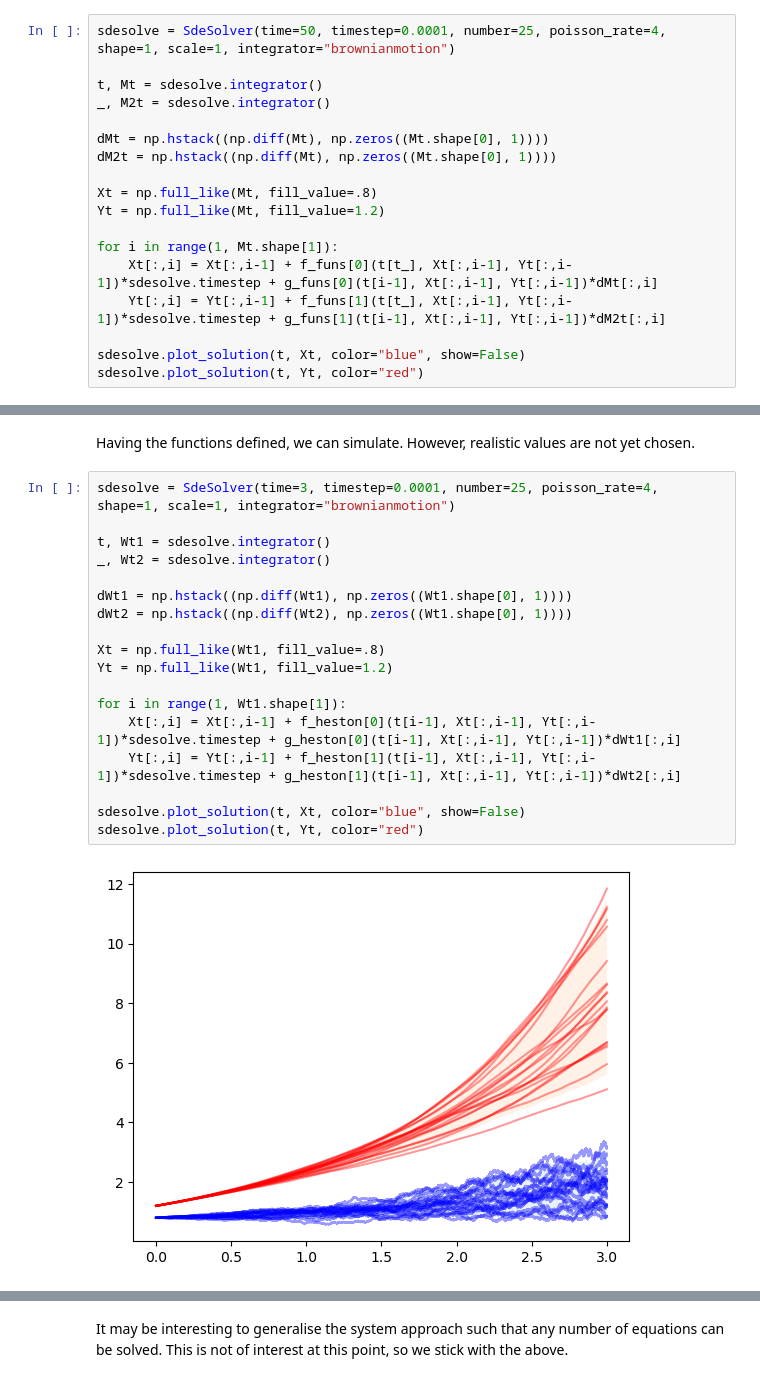
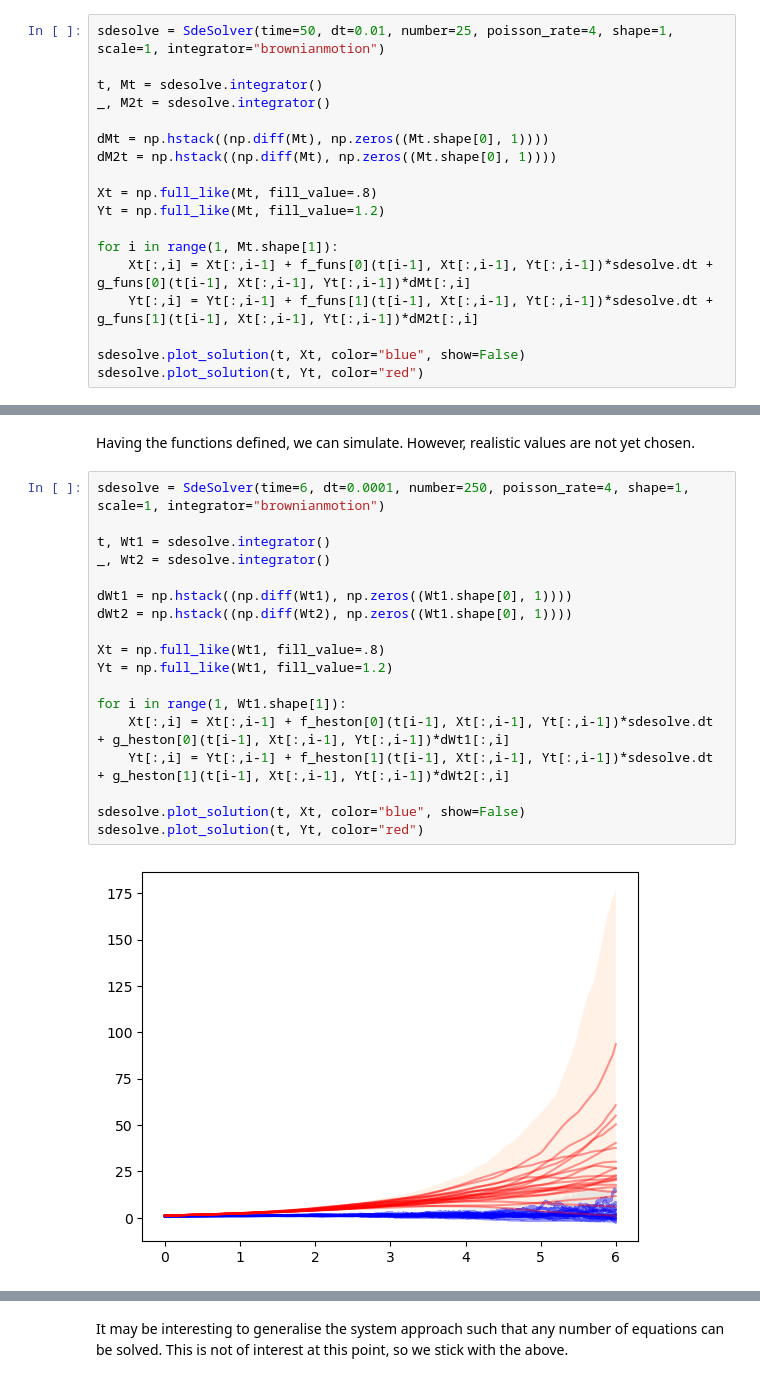
Before and after one commit to Sgouwens/stochasticcalc, a Jupyter notebook: sp_notebook.ipynb, the cells around one changed output, grey strips where cells are left out. Drawn from its saved outputs; the diff is of its cells as text.

```diff
--- a/sp_notebook.ipynb
+++ b/sp_notebook.ipynb
@@ -108,7 +135,7 @@ $$f(t, x) = c_0 + c_1t + c_3x + c_4y + c_5xy.$$
 This relates to SDE's as they are written in the general form
 $$dX_t = f(t, X_t)dt + g(t, X_t)dB_t$$
 # %%
-sdesolve = SdeSolver(time=50, timestep=0.0001, number=25, poisson_rate=4, shape=1, scale=1, integrator="brownianmotion")
+sdesolve = SdeSolver(time=50, dt=0.01, number=25, poisson_rate=4, shape=1, scale=1, integrator="brownianmotion")
 
 t, Mt = sdesolve.integrator()
 _, M2t = sdesolve.integrator()
@@ -120,8 +147,8 @@ Xt = np.full_like(Mt, fill_value=.8)
 Yt = np.full_like(Mt, fill_value=1.2)
 
 for i in range(1, Mt.shape[1]):
-    Xt[:,i] = Xt[:,i-1] + f_funs[0](t[t_], Xt[:,i-1], Yt[:,i-1])*sdesolve.timestep + g_funs[0](t[i-1], Xt[:,i-1], Yt[:,i-1])*dMt[:,i]
-    Yt[:,i] = Yt[:,i-1] + f_funs[1](t[t_], Xt[:,i-1], Yt[:,i-1])*sdesolve.timestep + g_funs[1](t[i-1], Xt[:,i-1], Yt[:,i-1])*dM2t[:,i]
+    Xt[:,i] = Xt[:,i-1] + f_funs[0](t[i-1], Xt[:,i-1], Yt[:,i-1])*sdesolve.dt + g_funs[0](t[i-1], Xt[:,i-1], Yt[:,i-1])*dMt[:,i]
+    Yt[:,i] = Yt[:,i-1] + f_funs[1](t[i-1], Xt[:,i-1], Yt[:,i-1])*sdesolve.dt + g_funs[1](t[i-1], Xt[:,i-1], Yt[:,i-1])*dM2t[:,i]
 
 sdesolve.plot_solution(t, Xt, color="blue", show=False)
 sdesolve.plot_solution(t, Yt, color="red")
@@ -143,22 +172,22 @@ g_heston = [g1_Heston, g2_Heston]
 # %% [markdown]
 Having the functions defined, we can simulate. However, realistic values are not yet chosen.
 # %%
-sdesolve = SdeSolver(time=3, timestep=0.0001, number=25, poisson_rate=4, shape=1, scale=1, integrator="brownianmotion")
+sdesolve = SdeSolver(time=6, dt=0.0001, number=250, poisson_rate=4, shape=1, scale=1, integrator="brownianmotion")
 
 t, Wt1 = sdesolve.integrator()
 _, Wt2 = sdesolve.integrator()
 
 dWt1 = np.hstack((np.diff(Wt1), np.zeros((Wt1.shape[0], 1))))
 dWt2 = np.hstack((np.diff(Wt2), np.zeros((Wt1.shape[0], 1))))
 
 Xt = np.full_like(Wt1, fill_value=.8)
 Yt = np.full_like(Wt1, fill_value=1.2)
 
 for i in range(1, Wt1.shape[1]):
-    Xt[:,i] = Xt[:,i-1] + f_heston[0](t[i-1], Xt[:,i-1], Yt[:,i-1])*sdesolve.timestep + g_heston[0](t[i-1], Xt[:,i-1], Yt[:,i-1])*dWt1[:,i]
-    Yt[:,i] = Yt[:,i-1] + f_heston[1](t[i-1], Xt[:,i-1], Yt[:,i-1])*sdesolve.timestep + g_heston[1](t[i-1], Xt[:,i-1], Yt[:,i-1])*dWt2[:,i]
+    Xt[:,i] = Xt[:,i-1] + f_heston[0](t[i-1], Xt[:,i-1], Yt[:,i-1])*sdesolve.dt + g_heston[0](t[i-1], Xt[:,i-1], Yt[:,i-1])*dWt1[:,i]
+    Yt[:,i] = Yt[:,i-1] + f_heston[1](t[i-1], Xt[:,i-1], Yt[:,i-1])*sdesolve.dt + g_heston[1](t[i-1], Xt[:,i-1], Yt[:,i-1])*dWt2[:,i]
 
 sdesolve.plot_solution(t, Xt, color="blue", show=False)
 sdesolve.plot_solution(t, Yt, color="red")
 # %% [output]
-[figure, old version]
+[figure, new version]
```
Also changed, not shown: parts of 13 cells of this notebook, 1 other file.
